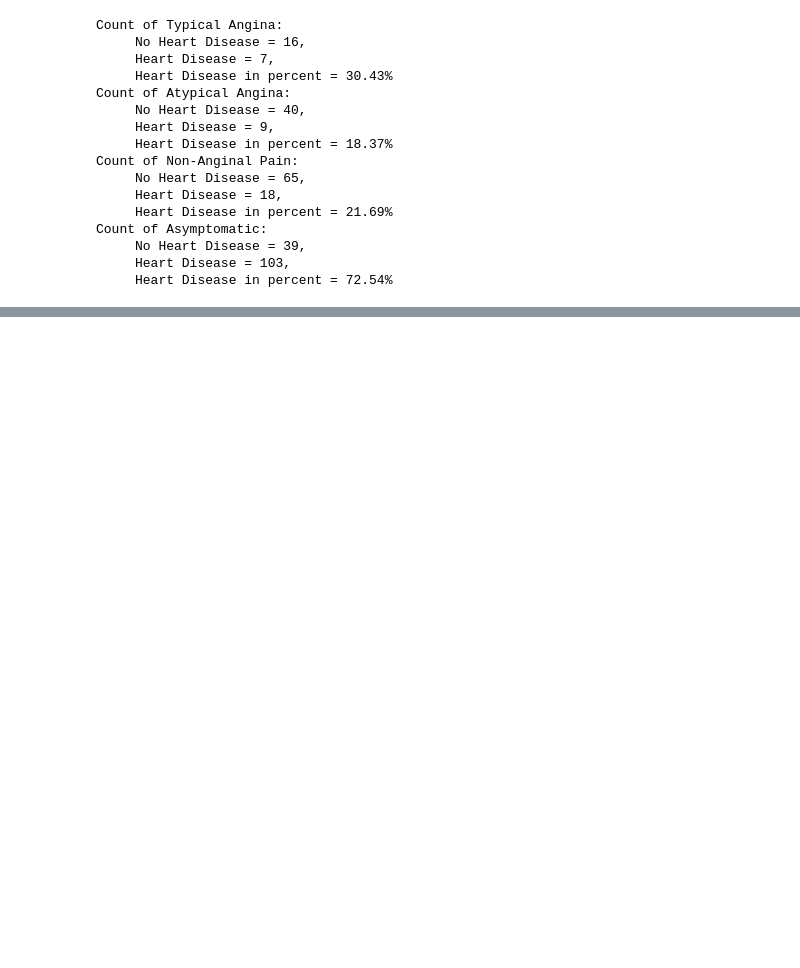
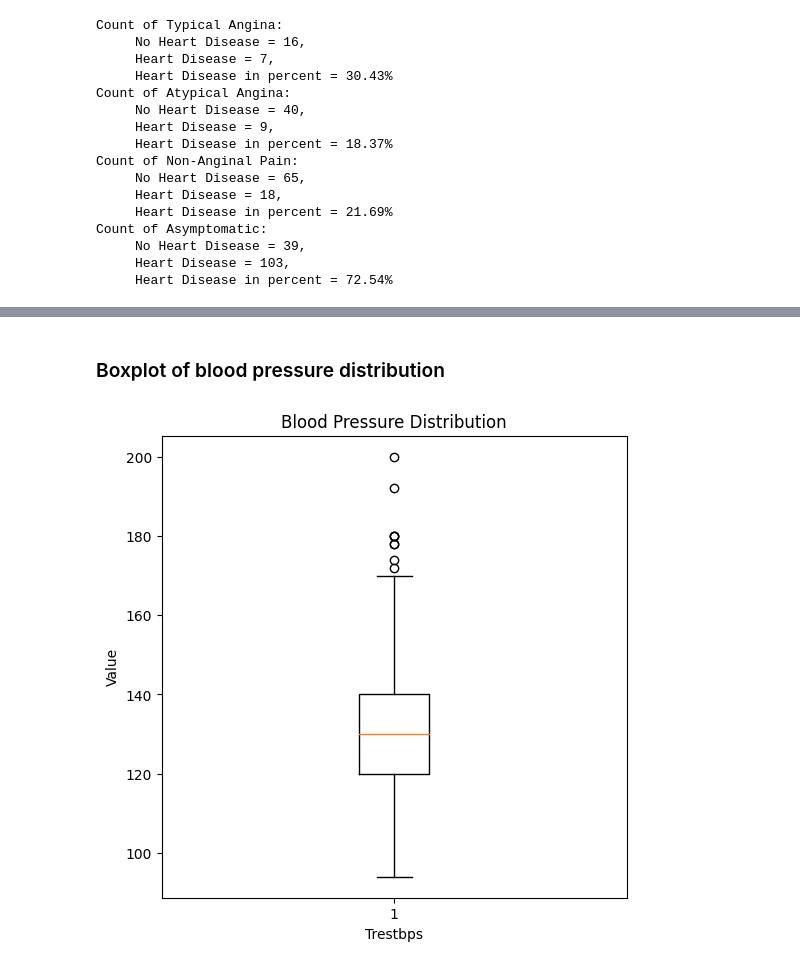
Before and after one commit to MrDomian/Heart-Disease-Risk-Prediction, a Jupyter notebook: Data analysis.ipynb, the cells around one changed output, grey strips where cells are left out. Saved outputs shown, nothing was run; the diff lists cells and outputs as text; code cells hidden in the pictures; blank space fills up the shorter version.

```diff
--- a/Data analysis.ipynb
+++ b/Data analysis.ipynb
@@ -210,0 +220,11 @@ Count of Asymptomatic:
+# %% [markdown]
+### Boxplot of blood pressure distribution
+# %%
+plt.figure(figsize=(6, 6))
+plt.boxplot(data['trestbps'])
+plt.xlabel('Trestbps')
+plt.ylabel('Value')
+plt.title('Blood Pressure Distribution')
+plt.show()
+# %% [output]
+[figure, added]
```
Also changed, not shown: parts of 15 cells of this notebook.
